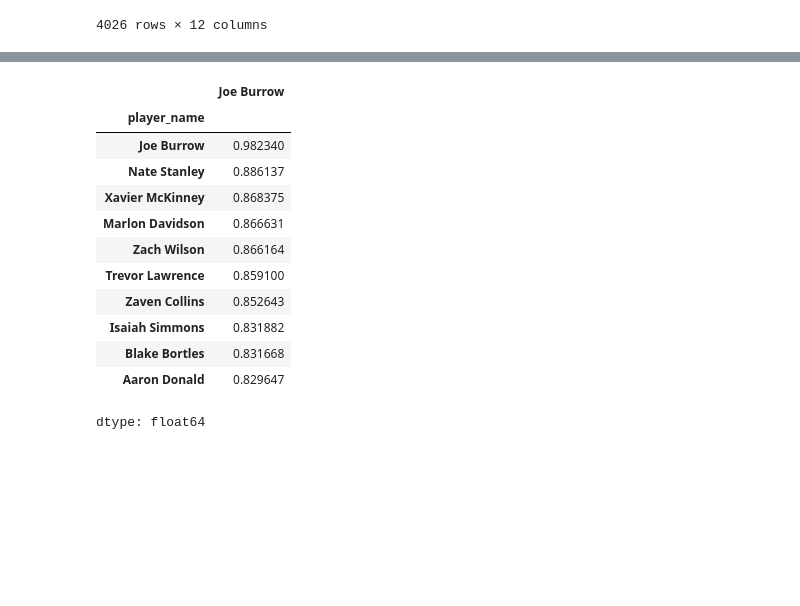
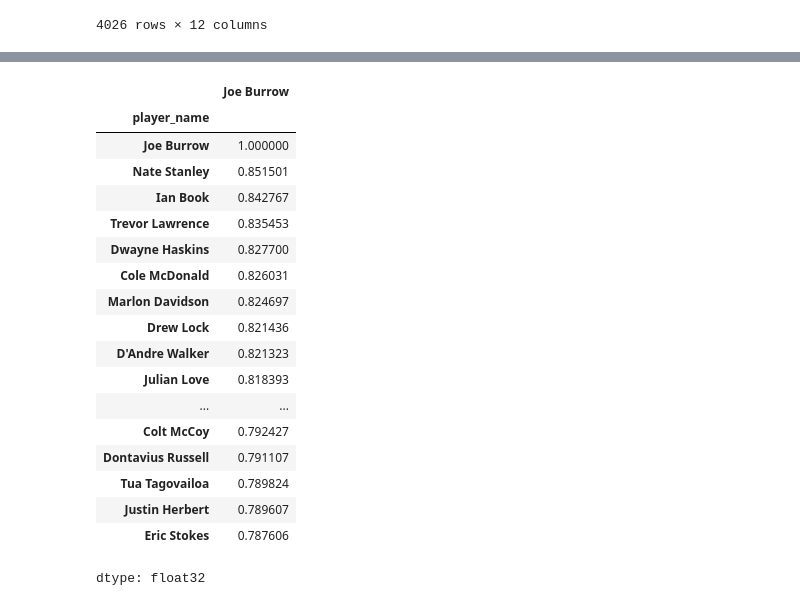
Before and after one commit to harshil0217/NFL_Rookie_Comps, a Jupyter notebook: ProfileEmbeddings.ipynb, the cells around one changed output, grey strips where cells are left out. Saved outputs shown, nothing was run; the diff lists cells and outputs as text; code cells hidden in the pictures; blank space fills up the shorter version.

```diff
--- a/ProfileEmbeddings.ipynb
+++ b/ProfileEmbeddings.ipynb
@@ -98,2 +117,2 @@ profiles
 # %%
-model = SentenceTransformer('paraphrase-MiniLM-L6-v2')
+model = SentenceTransformer('sentence-transformers/all-MiniLM-L6-v2')
@@ -132,3 +136,0 @@ def preprocess(bio):
-# %%
-profiles['preprocessed_profile'] = profiles['draft_profile'].apply(preprocess)
-profiles
@@ -149,5 +136,0 @@ profiles
-# %%
-sia = SentimentIntensityAnalyzer()
-
-profiles['Sentiment'] = profiles['preprocessed_profile'].apply(lambda bio: sia.polarity_scores(bio))
-profiles['Sentiment'] = profiles['preprocessed_profile'].apply(lambda bio: sia.polarity_scores(bio)['compound'])
@@ -176,3 +137,5 @@ similarity_matrix = embedding_similarity * 0.8 + sentiment_similarity * 0.2
+# %%
+similarity_matrix = cosine_similarity(embeddings)
 # %%
 similarity_df = pd.DataFrame(similarity_matrix, index=profiles['player_name'], columns=profiles['player_name'])
 # %%
@@ -228,20 +191,26 @@ similarity_df
 # %%
 joe_shiesty = similarity_df.loc['Joe Burrow']
 # %%
-joe_shiesty.sort_values(ascending = False).head(10)
+joe_shiesty.sort_values(ascending = False).head(20)
 # %% [output]
 |  | Joe Burrow |
 | player_name |  |
-| Joe Burrow | 0.982340 |
-| Nate Stanley | 0.886137 |
-| Xavier McKinney | 0.868375 |
-| Marlon Davidson | 0.866631 |
-| Zach Wilson | 0.866164 |
-| Trevor Lawrence | 0.859100 |
-| Zaven Collins | 0.852643 |
-| Isaiah Simmons | 0.831882 |
-| Blake Bortles | 0.831668 |
-| Aaron Donald | 0.829647 |
+| Joe Burrow | 1.000000 |
+| Nate Stanley | 0.851501 |
+| Ian Book | 0.842767 |
+| Trevor Lawrence | 0.835453 |
+| Dwayne Haskins | 0.827700 |
+| Cole McDonald | 0.826031 |
+| Marlon Davidson | 0.824697 |
+| Drew Lock | 0.821436 |
+| D'Andre Walker | 0.821323 |
+| Julian Love | 0.818393 |
+| ... | ... |
+| Colt McCoy | 0.792427 |
+| Dontavius Russell | 0.791107 |
+| Tua Tagovailoa | 0.789824 |
+| Justin Herbert | 0.789607 |
+| Eric Stokes | 0.787606 |
-dtype: float64
+dtype: float32
 # %%
 # generate the three most similar players to Joe Burrow, making sure they match his position and were drafted in the same round
```
Also changed, not shown: parts of 14 cells of this notebook.
